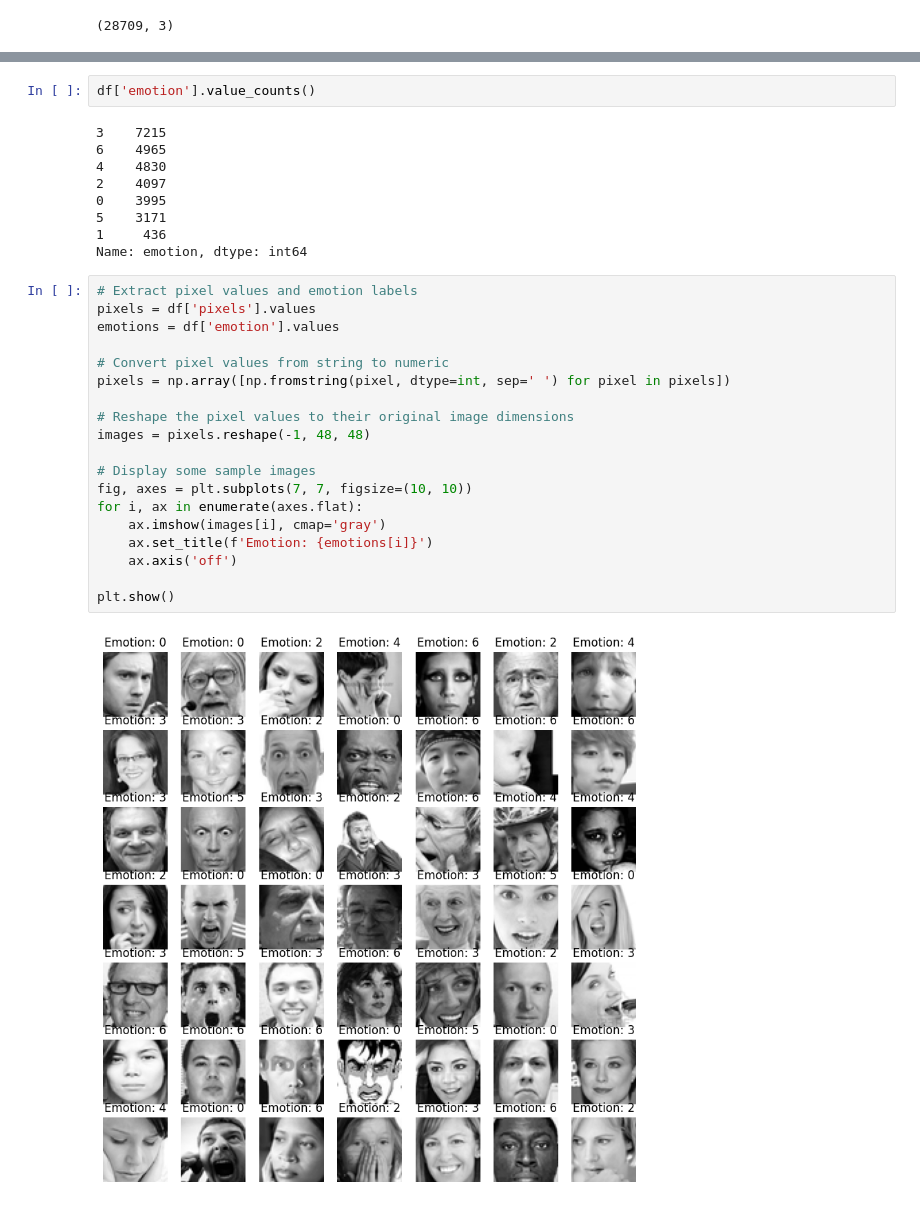
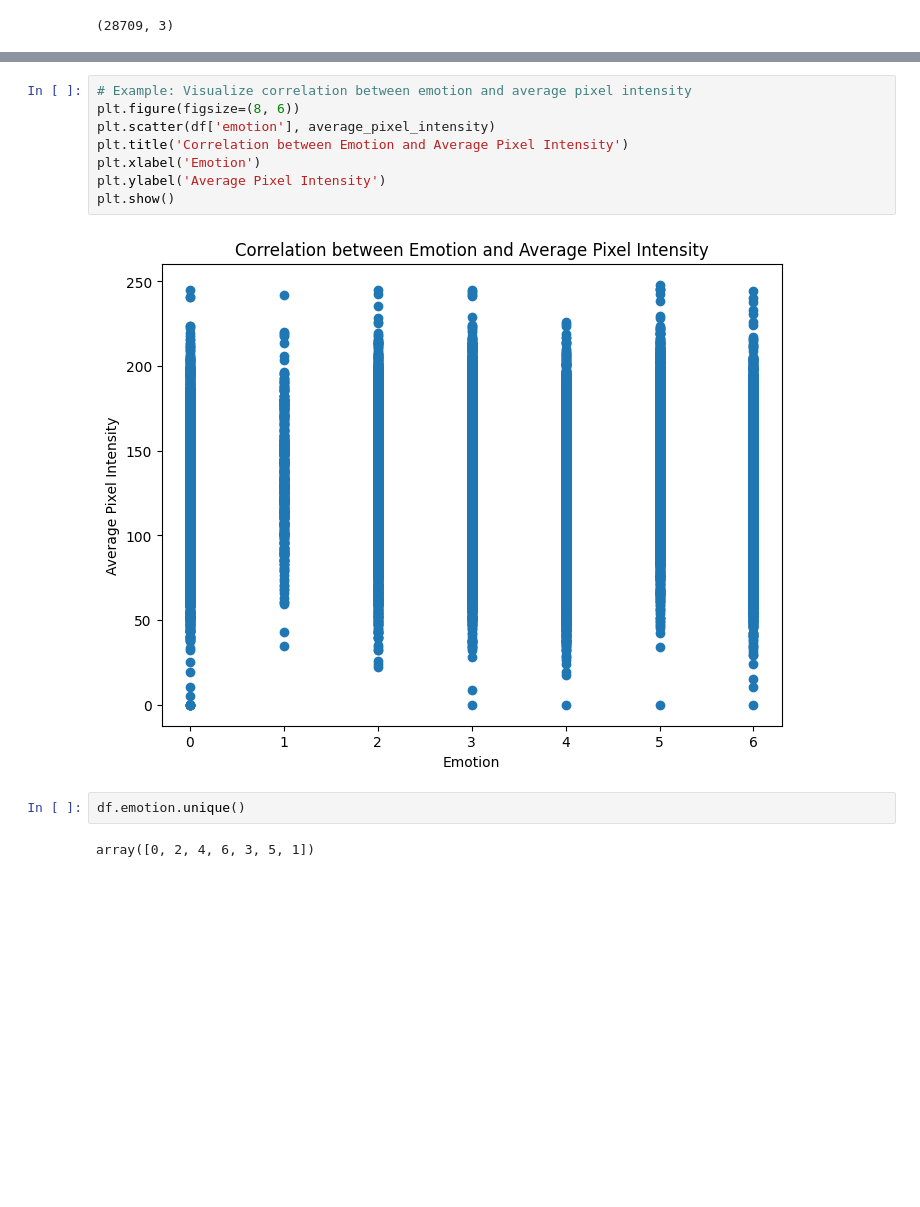
Before and after one commit to Rohitsunnyy/FacialRecognition, a Jupyter notebook: FacialRecognition.ipynb, the cells around one changed output, grey strips where cells are left out. Cells and saved outputs as stored; diff of their text form; blank space fills up the shorter version.

```diff
--- a/FacialRecognition.ipynb
+++ b/FacialRecognition.ipynb
@@ -62,32 +107,14 @@ print(df.shape)
+# %%
+# Example: Visualize correlation between emotion and average pixel intensity
+plt.figure(figsize=(8, 6))
+plt.scatter(df['emotion'], average_pixel_intensity)
+plt.title('Correlation between Emotion and Average Pixel Intensity')
+plt.xlabel('Emotion')
+plt.ylabel('Average Pixel Intensity')
+plt.show()
+# %% [output]
+[figure, added]
 # %%
-df['emotion'].value_counts()
+df.emotion.unique()
 # %% [output]
-3    7215
-6    4965
-4    4830
-2    4097
-0    3995
-5    3171
-1     436
-Name: emotion, dtype: int64
+array([0, 2, 4, 6, 3, 5, 1])
-# %%
-# Extract pixel values and emotion labels
-pixels = df['pixels'].values
-emotions = df['emotion'].values
-
-# Convert pixel values from string to numeric
-pixels = np.array([np.fromstring(pixel, dtype=int, sep=' ') for pixel in pixels])
-
-# Reshape the pixel values to their original image dimensions
-images = pixels.reshape(-1, 48, 48)
-
-# Display some sample images
-fig, axes = plt.subplots(7, 7, figsize=(10, 10))
-for i, ax in enumerate(axes.flat):
-    ax.imshow(images[i], cmap='gray')
-    ax.set_title(f'Emotion: {emotions[i]}')
-    ax.axis('off')
-
-plt.show()
-# %% [output]
-[figure, removed]
```
Also changed, not shown: parts of 17 cells of this notebook.
